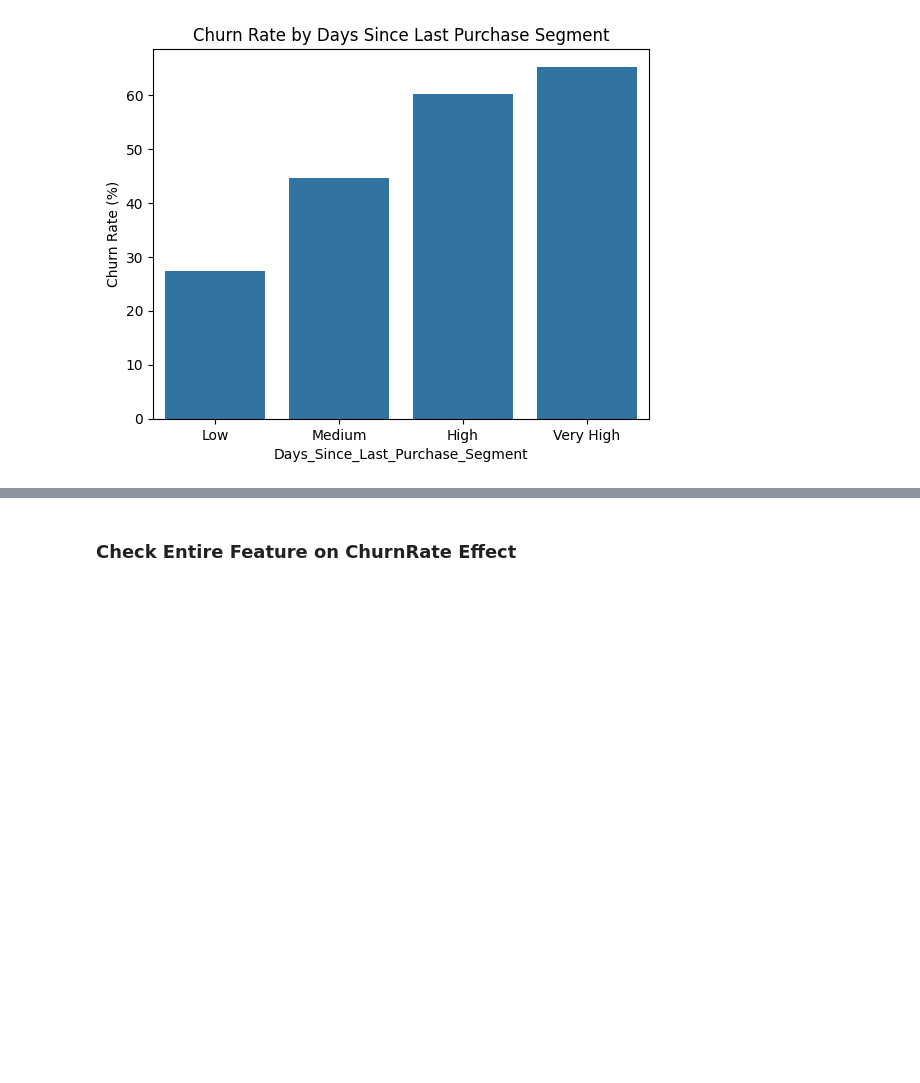
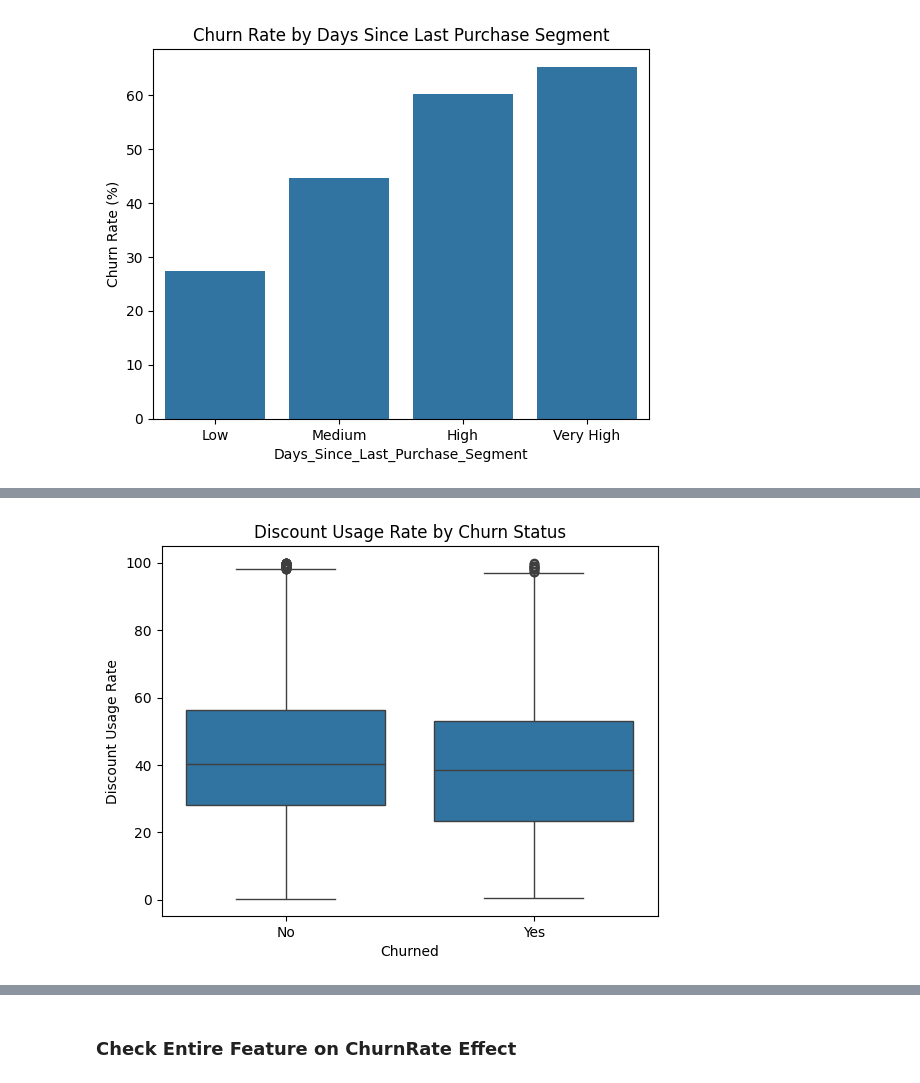
Before and after one commit to ppts2545/Eccommerce-Customer-Behavior-Dataset, a Jupyter notebook: notebooks/03_eda/eda1/02_eda_on_Purchase behavior.ipynb, the cells around one changed output, grey strips where cells are left out. Drawn from its saved outputs; the diff is of its cells as text; code cells hidden in the pictures; blank space fills up the shorter version.

```diff
--- a/notebooks/03_eda/eda1/02_eda_on_Purchase behavior.ipynb
+++ b/notebooks/03_eda/eda1/02_eda_on_Purchase behavior.ipynb
@@ -319,0 +330,8 @@ plt.show()
+# %%
+sns.boxplot(data=df, x=df["Churned"].map({1: "Yes", 0: "No"}), y="Discount_Usage_Rate")
+plt.title("Discount Usage Rate by Churn Status")
+plt.xlabel("Churned")
+plt.ylabel("Discount Usage Rate")
+plt.show()
+# %% [output]
+[figure, added]
```
Also changed, not shown: parts of 8 cells of this notebook.
